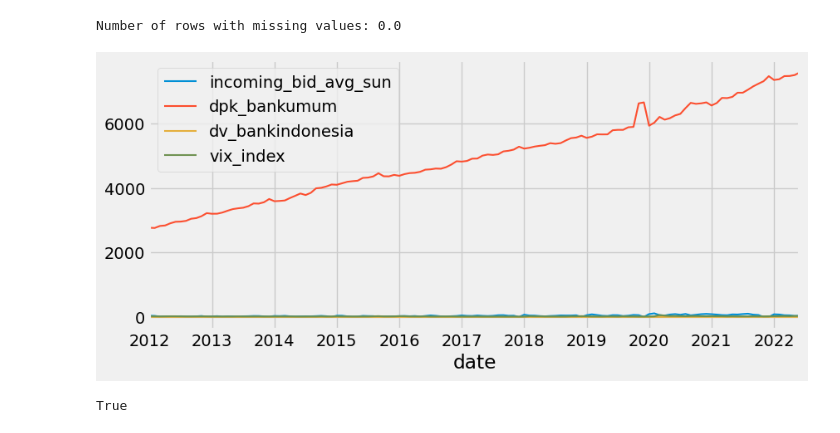
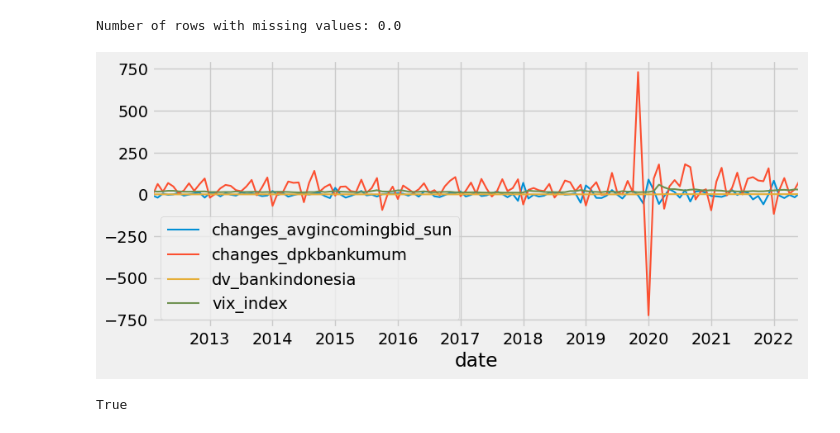
Before and after one commit to arifpras/forecastingDemand, a Jupyter notebook: 20230129_recursive_exog.ipynb, the cells around one changed output. Saved outputs shown, nothing was run; the diff lists cells and outputs as text; code cells hidden in the pictures.

```diff
--- a/20230129_recursive_exog.ipynb
+++ b/20230129_recursive_exog.ipynb
@@ -35,30 +35,30 @@ import warnings
 # %%
 # Data download
 # ==============================================================================
-url = ('https://raw.githubusercontent.com/arifpras/forecastingDemand/main/20230126_database.csv')
-data = pd.read_csv(url, sep=',', header=0, names=['month', 'incoming_bid_avg_sun', 'incoming_bid_avg_sbn', 'dpk_bankumum', 'dv_bankindonesia', 'vix_index', 'bfcius_bberg'])
+url = ('https://raw.githubusercontent.com/arifpras/forecastingDemand/main/20230129_database.csv')
+data = pd.read_csv(url, sep=',', header=0, names=['month', 'changes_avgincomingbid_sun', 'changes_avgincomingbid_sbn', 'changes_dpkbankumum', 'dv_bankindonesia', 'vix_index', 'bfcius_bberg'])
 
 # Data preparation
 # ==============================================================================
 data = data.rename(columns={'month': 'date'})
-data['date'] = pd.to_datetime(data['date'], format='%Y/%m/%d')
+data['date'] = pd.to_datetime(data['date'], format='%d/%m/%Y')
 data = data.set_index('date')
-data = data.rename(columns={'incoming_bid_avg_sun': 'y'})
+data = data.rename(columns={'changes_avgincomingbid_sun': 'y'})
 data = data.asfreq('MS')
 data = data.sort_index()
 data.head()
 
 print(f'Number of rows with missing values: {data.isnull().any(axis=1).mean()}')
 
 fig, ax = plt.subplots(figsize=(9, 4))
-data['y'].plot(ax=ax, label='incoming_bid_avg_sun')
-data['dpk_bankumum'].plot(ax=ax, label='dpk_bankumum')
+data['y'].plot(ax=ax, label='changes_avgincomingbid_sun')
+data['changes_dpkbankumum'].plot(ax=ax, label='changes_dpkbankumum')
 data['dv_bankindonesia'].plot(ax=ax, label='dv_bankindonesia')
 data['vix_index'].plot(ax=ax, label='vix_index')
 ax.legend();
 # %% [output]
 Number of rows with missing values: 0.0
-[figure, old version]
+[figure, new version]
 # %%
 # Verify that a temporary index is complete
 # ==============================================================================
```
Also changed, not shown: parts of 9 cells of this notebook, 1 other file.
